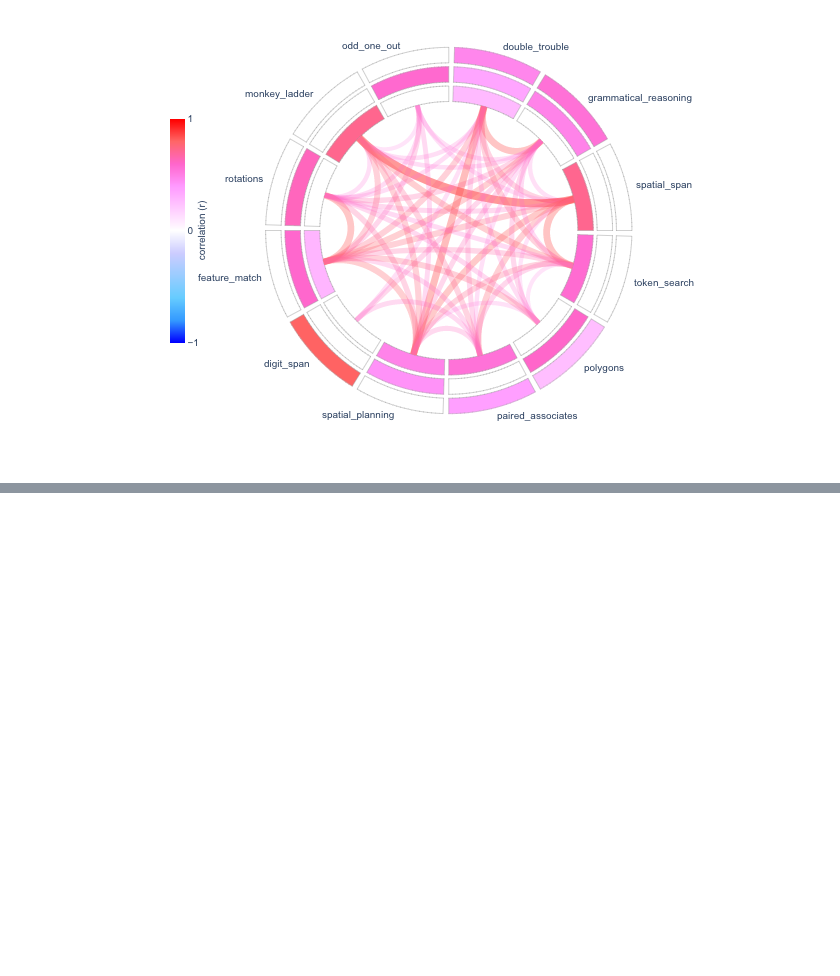
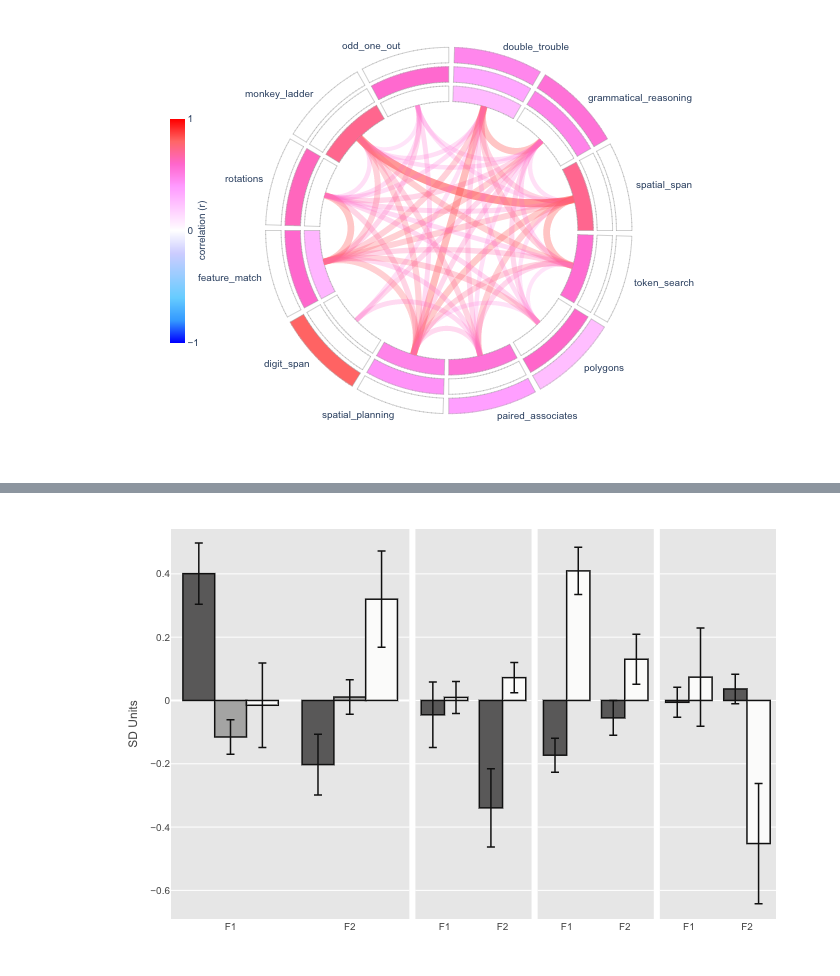
Before and after one commit to TheOwenLab/2021-Wild-et-al-COVID-Cognition, a Jupyter notebook: covid_cognition.ipynb, the cells around one changed output, grey strips where cells are left out. Saved outputs shown, nothing was run; the diff lists cells and outputs as text; code cells hidden in the pictures; blank space fills up the shorter version.

```diff
--- a/covid_cognition.ipynb
+++ b/covid_cognition.ipynb
@@ -208,0 +832,54 @@ fig.show(renderer="png")
+# %%
+# Plots of Mean Factors Scores vs. Covariates
+
+import plotly.graph_objects as go
+bwmap = wc.create_mpl_cmap(plotly.colors.sequential.gray, alpha=1.0)
+
+# age_edges = np.append(Zcc_.age.quantile(np.arange(0, 1, 1/5)).values, 100)
+age_edges = np.array([18, 30, 60, 100])
+age_bins = ['18-30', '30-60', '60+']
+# age_bins = [f"{age_edges[i]:.0f}-{age_edges[i+1]:.0f}" for i in range(len(age_edges)-1)]
+Zcc_['age_bin'] = pd.cut(Zcc_['age'], age_edges, labels=age_bins)
+
+from plotly.subplots import make_subplots
+plot_vars = ['age_bin', 'post_secondary', 'sex', 'SES']
+fig = make_subplots(
+    rows=1, cols=len(Xcovar)+1, shared_yaxes=True, horizontal_spacing = 0.01,
+	specs=[[{'colspan': 2}, {'colspan': 1}, {'colspan': 1}, {'colspan': 1}, {'colspan': 1}]]
+)
+
+for ifig, x in enumerate(plot_vars):
+	means = Zcc_.groupby(x).agg(['mean', 'count', 'std'])[fnames].stack(0)
+	means['mean_se'] = means['std']/np.sqrt(means['count'])
+	means = means.unstack(1).swaplevel(axis=1)
+	grps = list(means.index.unique())
+	ir, ic = 1, ifig+1
+	if ifig > 0:
+		ic += 1
+	for itrace, g in enumerate(grps):
+		cmap = wc.to_RGB_255(bwmap(np.linspace(0.4, 1.0, len(grps))))
+		fig.add_trace(
+			go.Bar(
+				name=g, x=fnames, y=means.loc[g, idx[:, 'mean']],
+				marker_color=cmap[itrace],
+				error_y={
+					'type': 'data',
+					'array': means.loc[g, idx[:, 'mean_se']]
+				}),
+		row=ir, col=ic)
+		# fig.update_xaxes(title_text='Factor', row=1, col=ifig+2)
+
+fig.update_yaxes(title_text='SD Units', row=1, col=1)
+fig.update_layout(
+	yaxis={'zerolinewidth': 2},
+	template=wp.plotly_template(),
+	showlegend=False,
+	margin={'l': 75, 'b': 40, 't': 20, 'r': 20},
+	width=650, height=275)
+
+fig.show(renderer='png')
+
+if False:
+	fig.write_image('../images/Figure_2.svg')
+# %% [output]
+[figure, added]
```
Also changed, not shown: parts of 42 cells of this notebook, 9 other files.
